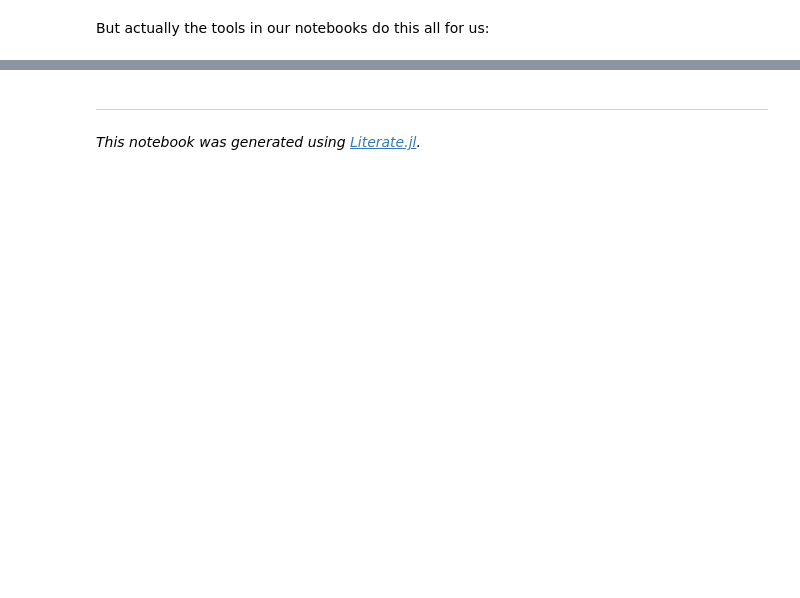
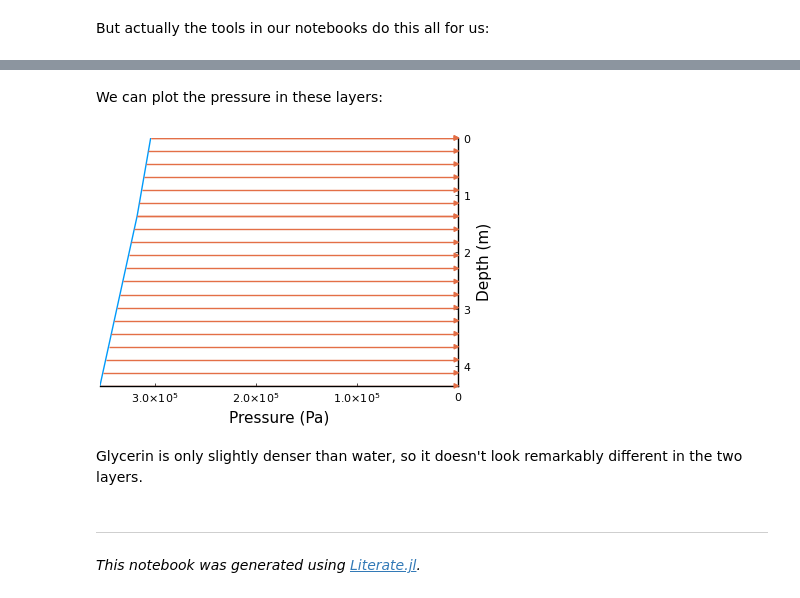
Before and after one commit to UCLAMAEThreads/MAE103, a Jupyter notebook: notebook/2.0-FluidStatics.ipynb, the cells around one changed output, grey strips where cells are left out. Cells and saved outputs as stored; diff of their text form; code cells hidden in the pictures; blank space fills up the shorter version.

```diff
--- a/notebook/2.0-FluidStatics.ipynb
+++ b/notebook/2.0-FluidStatics.ipynb
@@ -120,3 +138,12 @@ Pressure = 308736.58360356 Pa
+# %% [markdown]
+We can plot the pressure in these layers:
+# %%
+staticpressure([5u"ft",5u"ft"+10u"ft"],[Water,Glycerin],ambient=3u"atm")
+# %% [output]
+[figure, added]
+# %% [markdown]
+Glycerin is only slightly denser than water, so it doesn't look remarkably
+different in the two layers.
 # %% [markdown]
 ---
 
```
Also changed, not shown: parts of 13 cells of this notebook, 11 other files.
